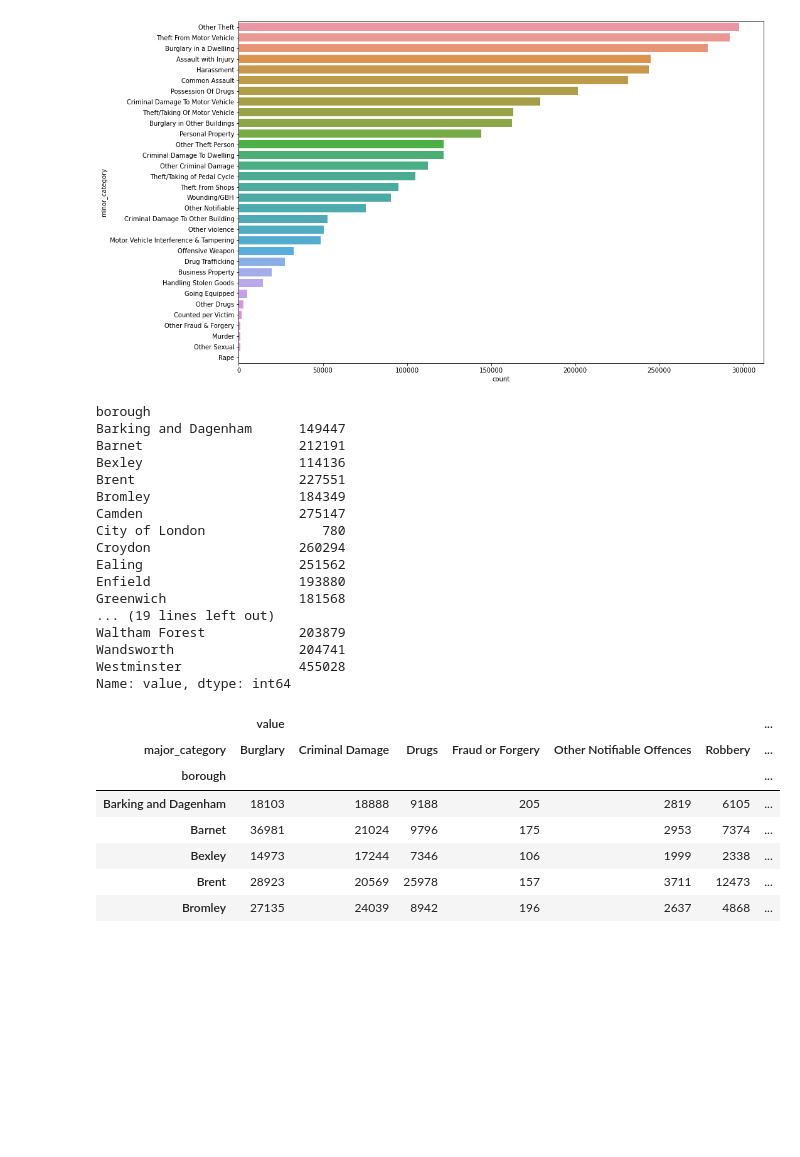
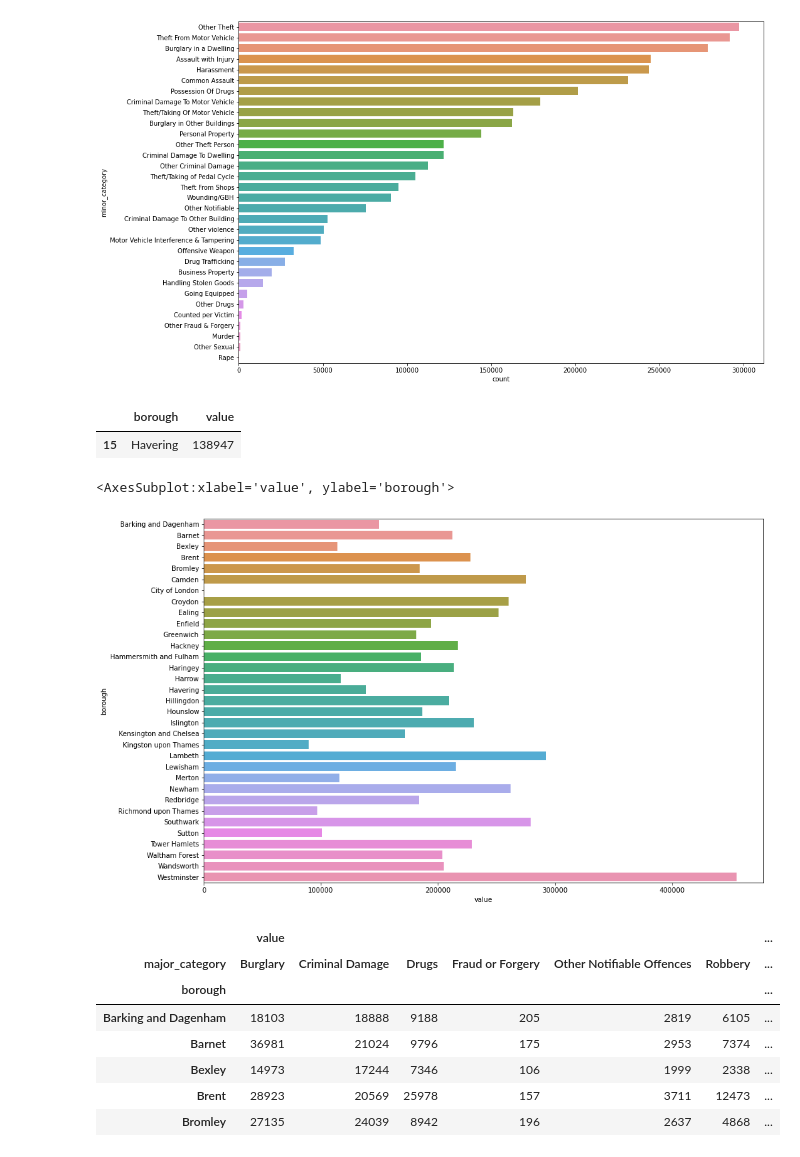
Before and after one commit to dineshh912/london-crime-data-visualization, a Jupyter notebook: london-crime-data-visualiztion.ipynb, the cells around one changed output. Saved outputs shown, nothing was run; the diff lists cells and outputs as text; code cells hidden in the pictures; blank space fills up the shorter version.

Commit message:
pivot-table-added

```diff
--- a/london-crime-data-visualiztion.ipynb
+++ b/london-crime-data-visualiztion.ipynb
@@ -137,25 +145,22 @@ sns.countplot(y="minor_category", data = df, order=df['minor_category'].value_co
 <AxesSubplot:xlabel='count', ylabel='minor_category'>
 [figure]
 # %%
-df.groupby(['borough'])['value'].sum()
+# Checking Crime based on borough
+df_borough_count = df.groupby(['borough'])['value'].sum()
-# %% [output]
-borough
-Barking and Dagenham      149447
-Barnet                    212191
-Bexley                    114136
-Brent                     227551
-Bromley                   184349
-Camden                    275147
-City of London               780
-Croydon                   260294
-Ealing                    251562
-Enfield                   193880
-Greenwich                 181568
-... (19 lines left out)
-Waltham Forest            203879
-Wandsworth                204741
-Westminster               455028
-Name: value, dtype: int64
+# %%
+df_borough_count = df_borough_count.reset_index()
+# %%
+df_borough_count.sample()
+# %% [output]
+|  | borough | value |
+| 15 | Havering | 138947 |
+# %%
+# Plotting crime count based on borough in bar plot
+plt.figure(figsize=(15, 10))
+sns.barplot(x='value', y="borough", data = df_borough_count)
+# %% [output]
+<AxesSubplot:xlabel='value', ylabel='borough'>
+[figure, added]
 # %%
 import numpy as np
 # %%
```
Also changed, not shown: parts of 28 cells of this notebook.
